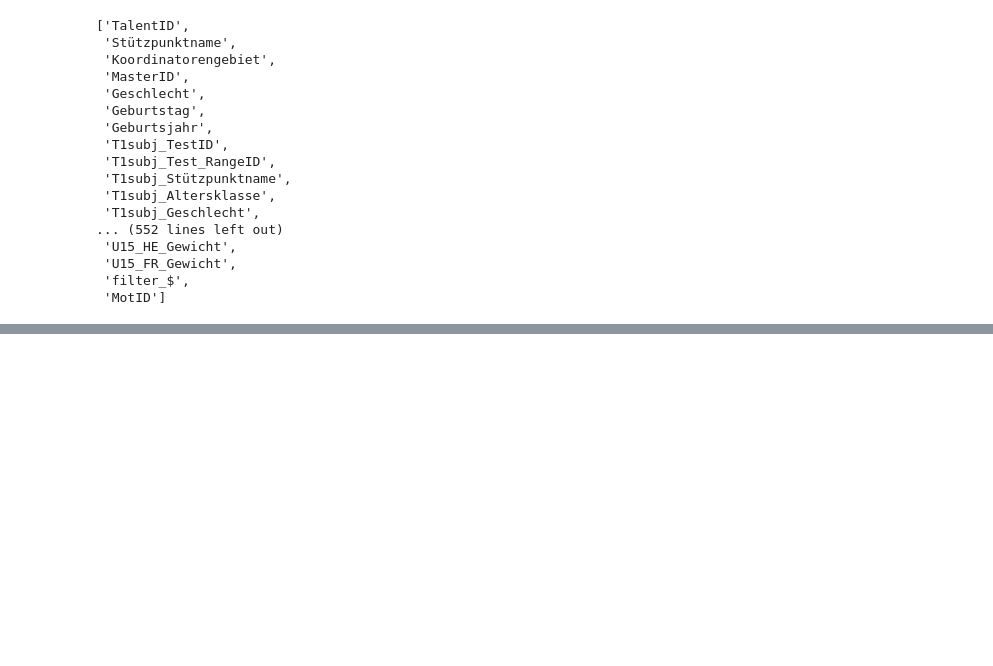
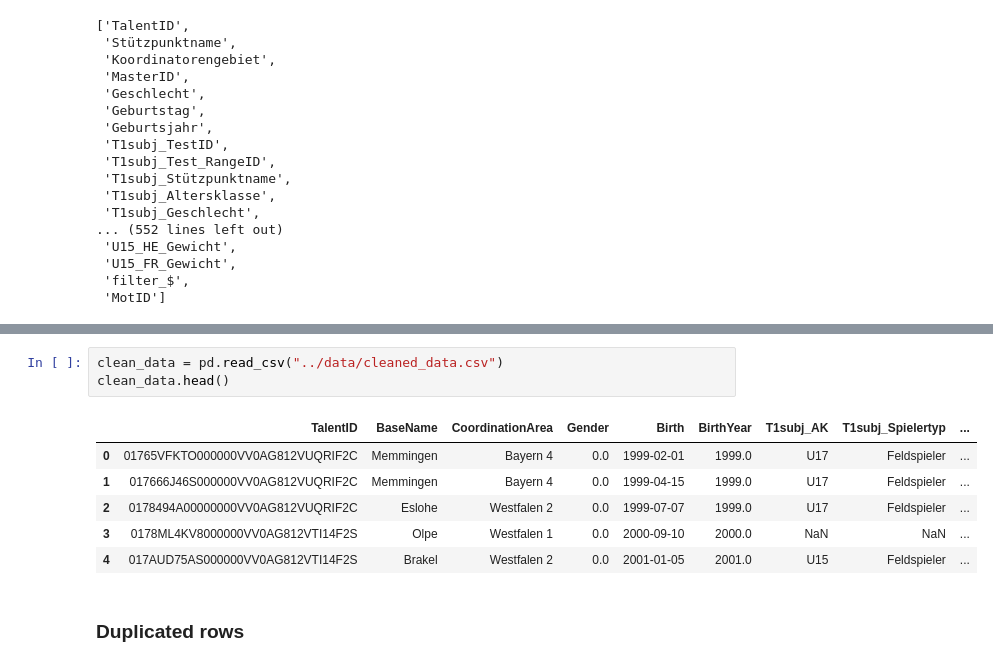
Before and after one commit to eduardo-baratela/Youth-Elite-Soccer, a Jupyter notebook: dev/data_treatment.ipynb, the cells around one changed output, grey strips where cells are left out. Drawn from its saved outputs; the diff is of its cells as text; blank space fills up the shorter version.

```diff
--- a/dev/data_treatment.ipynb
+++ b/dev/data_treatment.ipynb
@@ -106 +114,13 @@ Geschlecht
 Name: count, dtype: int64
+# %%
+clean_data = pd.read_csv("../data/cleaned_data.csv")
+clean_data.head()
+# %% [output]
+|  | TalentID | BaseName | CoordinationArea | Gender | Birth | BirthYear | T1subj_AK | T1subj_Spielertyp | ... |
+| 0 | 01765VFKTO000000VV0AG812VUQRIF2C | Memmingen | Bayern 4 | 0.0 | 1999-02-01 | 1999.0 | U17 | Feldspieler | ... |
+| 1 | 017666J46S000000VV0AG812VUQRIF2C | Memmingen | Bayern 4 | 0.0 | 1999-04-15 | 1999.0 | U17 | Feldspieler | ... |
+| 2 | 0178494A00000000VV0AG812VUQRIF2C | Eslohe | Westfalen 2 | 0.0 | 1999-07-07 | 1999.0 | U17 | Feldspieler | ... |
+| 3 | 0178ML4KV8000000VV0AG812VTI14F2S | Olpe | Westfalen 1 | 0.0 | 2000-09-10 | 2000.0 | NaN | NaN | ... |
+| 4 | 017AUD75AS000000VV0AG812VTI14F2S | Brakel | Westfalen 2 | 0.0 | 2001-01-05 | 2001.0 | U15 | Feldspieler | ... |
+# %% [markdown]
+### Duplicated rows
```
Also changed, not shown: parts of 15 cells of this notebook, 6 other files.
